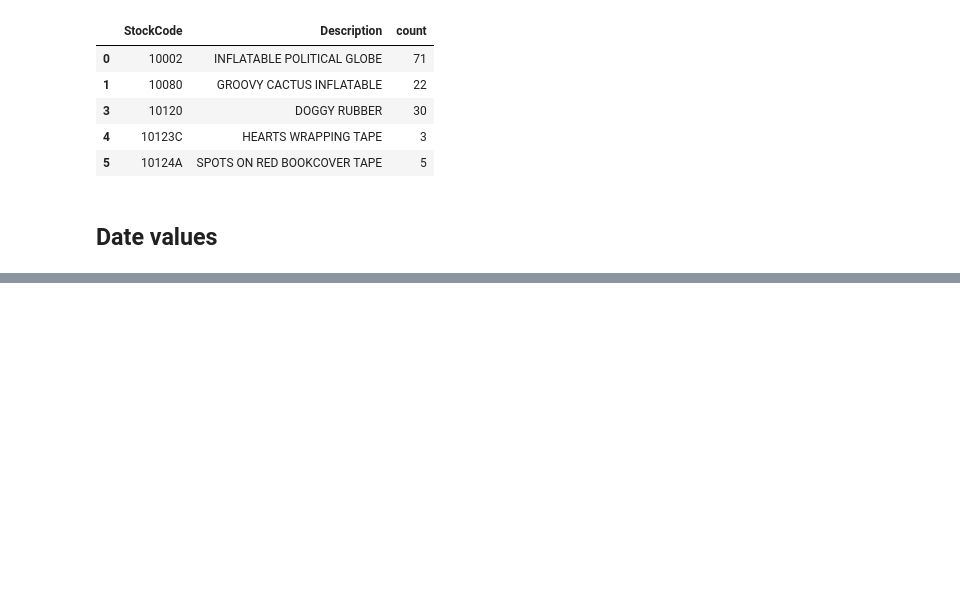
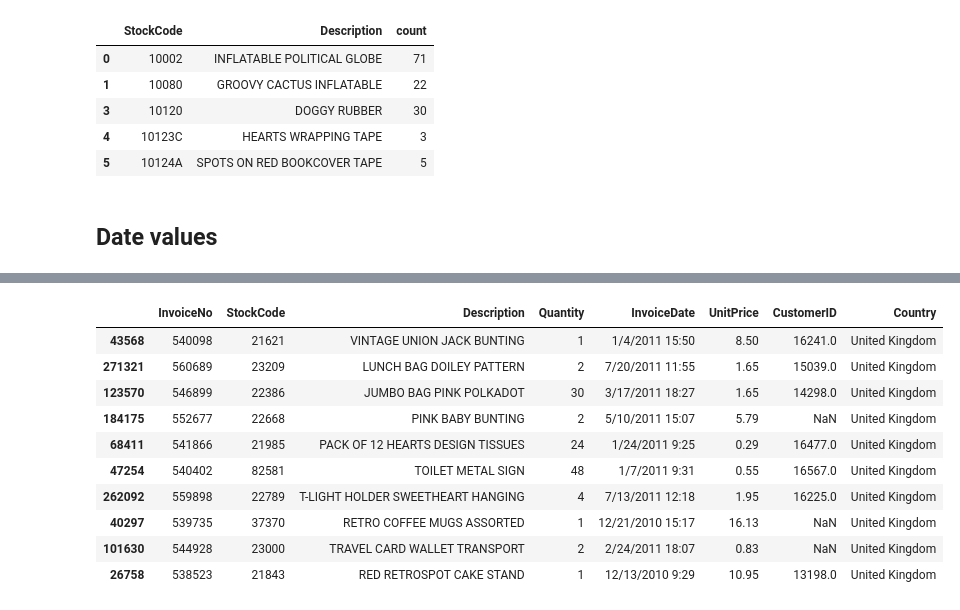
Before and after one commit to sch-paulo/ecommerce-analytics-pipeline, a Jupyter notebook: notebooks/01_data_exploration.ipynb, the cells around one changed output, grey strips where cells are left out. Cells and saved outputs as stored; diff of their text form; code cells hidden in the pictures; blank space fills up the shorter version.

```diff
--- a/notebooks/01_data_exploration.ipynb
+++ b/notebooks/01_data_exploration.ipynb
@@ -240 +239,15 @@ df.sort_values(by='InvoiceDate')
 541909 rows × 8 columns
+# %%
+df.sample(10)
+# %% [output]
+|  | InvoiceNo | StockCode | Description | Quantity | InvoiceDate | UnitPrice | CustomerID | Country |
+| 43568 | 540098 | 21621 | VINTAGE UNION JACK BUNTING | 1 | 1/4/2011 15:50 | 8.50 | 16241.0 | United Kingdom |
+| 271321 | 560689 | 23209 | LUNCH BAG DOILEY PATTERN | 2 | 7/20/2011 11:55 | 1.65 | 15039.0 | United Kingdom |
+| 123570 | 546899 | 22386 | JUMBO BAG PINK POLKADOT | 30 | 3/17/2011 18:27 | 1.65 | 14298.0 | United Kingdom |
+| 184175 | 552677 | 22668 | PINK BABY BUNTING | 2 | 5/10/2011 15:07 | 5.79 | NaN | United Kingdom |
+| 68411 | 541866 | 21985 | PACK OF 12 HEARTS DESIGN TISSUES | 24 | 1/24/2011 9:25 | 0.29 | 16477.0 | United Kingdom |
+| 47254 | 540402 | 82581 | TOILET METAL SIGN | 48 | 1/7/2011 9:31 | 0.55 | 16567.0 | United Kingdom |
+| 262092 | 559898 | 22789 | T-LIGHT HOLDER SWEETHEART HANGING | 4 | 7/13/2011 12:18 | 1.95 | 16225.0 | United Kingdom |
+| 40297 | 539735 | 37370 | RETRO COFFEE MUGS ASSORTED | 1 | 12/21/2010 15:17 | 16.13 | NaN | United Kingdom |
+| 101630 | 544928 | 23000 | TRAVEL CARD WALLET TRANSPORT | 2 | 2/24/2011 18:07 | 0.83 | NaN | United Kingdom |
+| 26758 | 538523 | 21843 | RED RETROSPOT CAKE STAND | 1 | 12/13/2010 9:29 | 10.95 | 13198.0 | United Kingdom |
```
Also changed, not shown: parts of 3 cells of this notebook, 1 other file.
